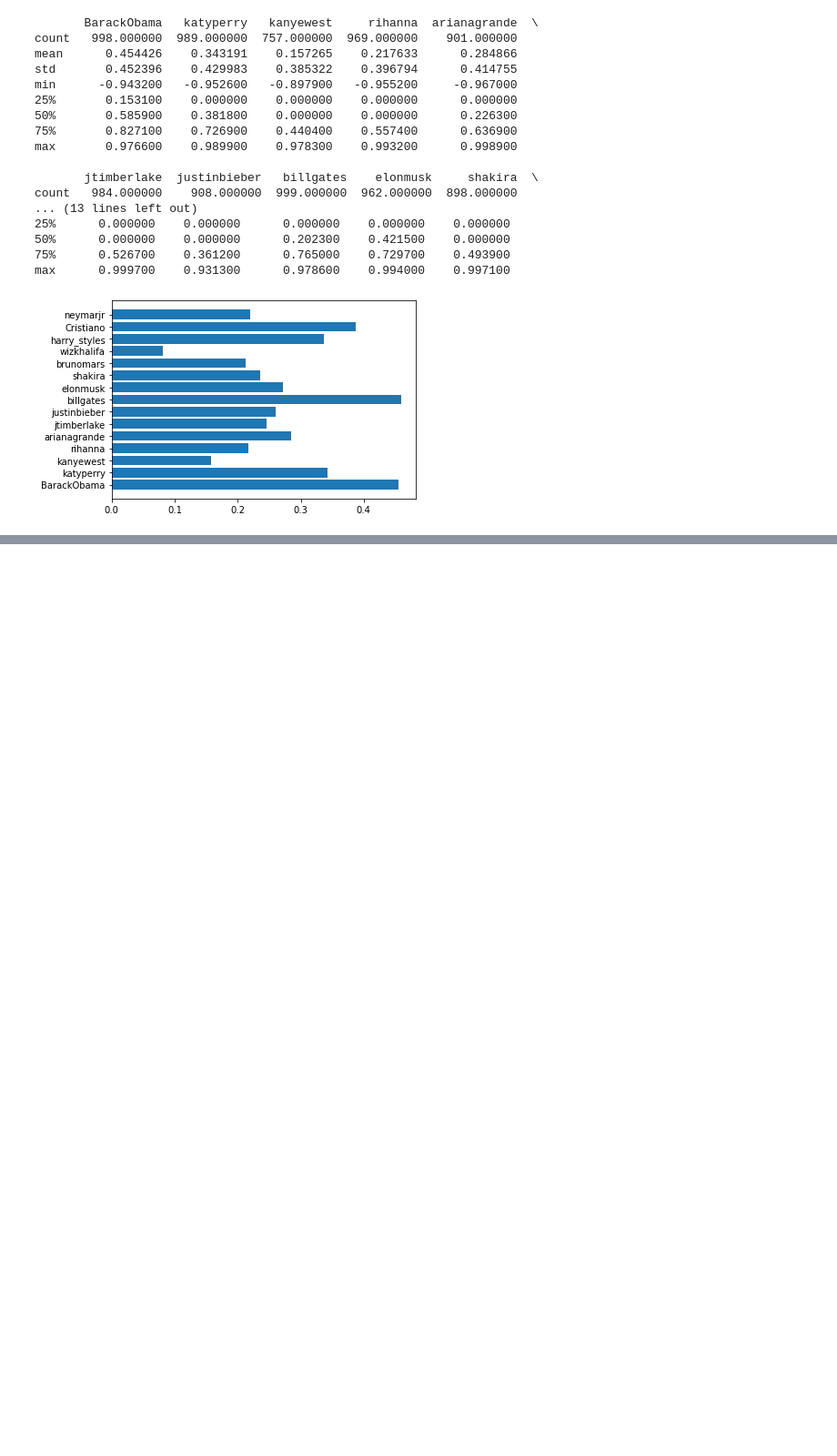
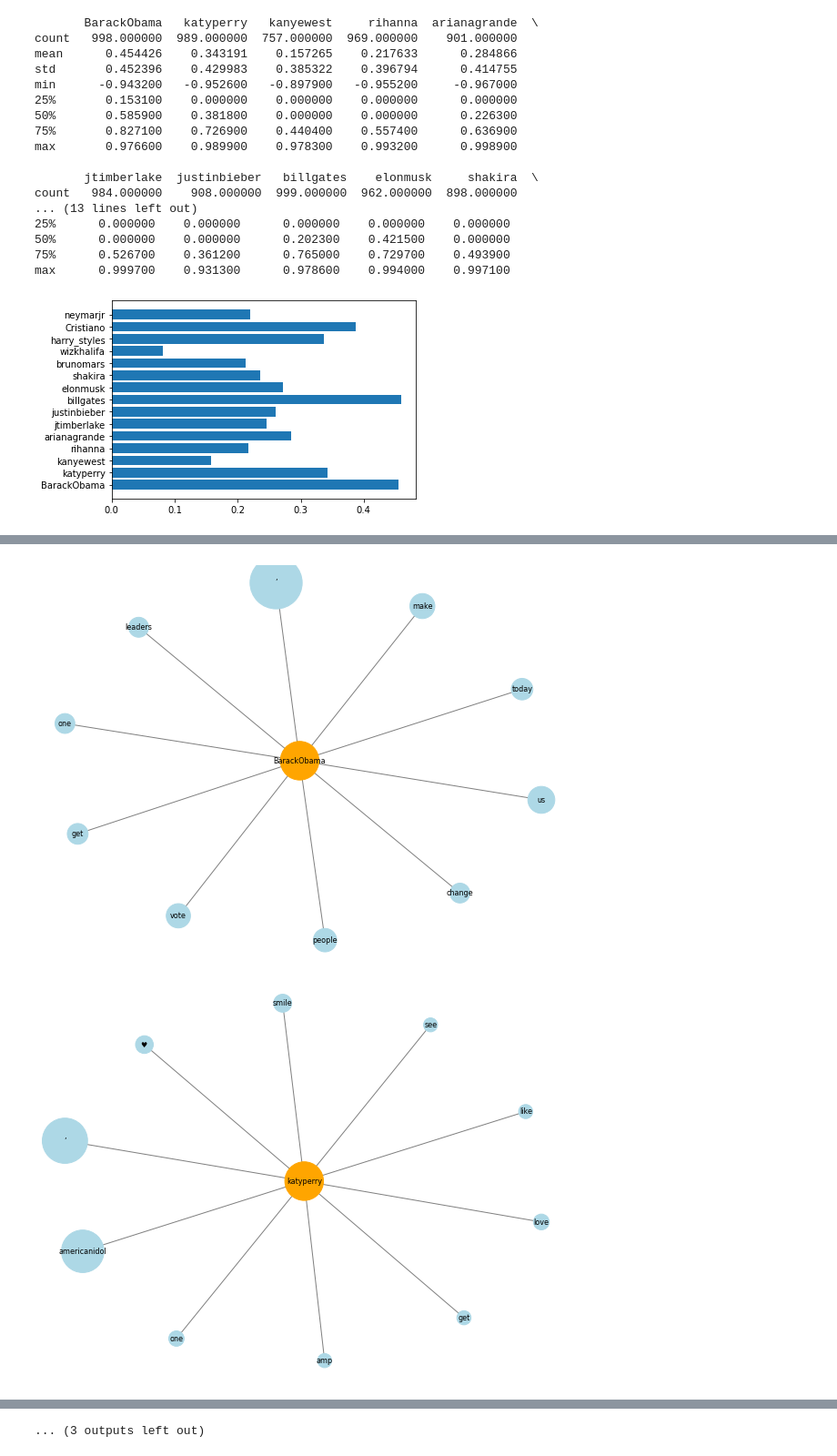
Before and after one commit to SamjhanaP/Tweet-Generator-AI, a Jupyter notebook: sentiment_analysis.ipynb, the cells around one changed output, grey strips where cells are left out. Shown: that part at 91% size. Cells and saved outputs as stored; diff of their text form; code cells hidden in the pictures; blank space fills up the shorter version.

```diff
--- a/sentiment_analysis.ipynb
+++ b/sentiment_analysis.ipynb
@@ -114,0 +157,26 @@ plt.show()
+# %%
+import networkx as nx
+
+for username, counts in frequent_words_username.items():
+    Guser = nx.Graph()
+    Guser.add_nodes_from([username])
+
+    color_map = []
+    size_map = []
+
+    color_map.append("orange")
+    size_map.append(1800)
+
+    for word_count in counts:
+        Guser.add_edge(username, word_count[0])
+        color_map.append("lightblue")
+        size_map.append(5 * word_count[1])
+
+
+    # Plot the graph
+    plt.figure(3,figsize=(8,6))
+    nx.draw(Guser, node_color = color_map, node_size=size_map, with_labels=True, font_size=8, edge_color='grey')
+    plt.show()
+# %% [output]
+[figure, added]
+[figure, added]
@@ -114,0 +193 @@ plt.show()
+... (3 outputs left out)
```
Also changed, not shown: parts of 8 cells of this notebook, 4 other files.
